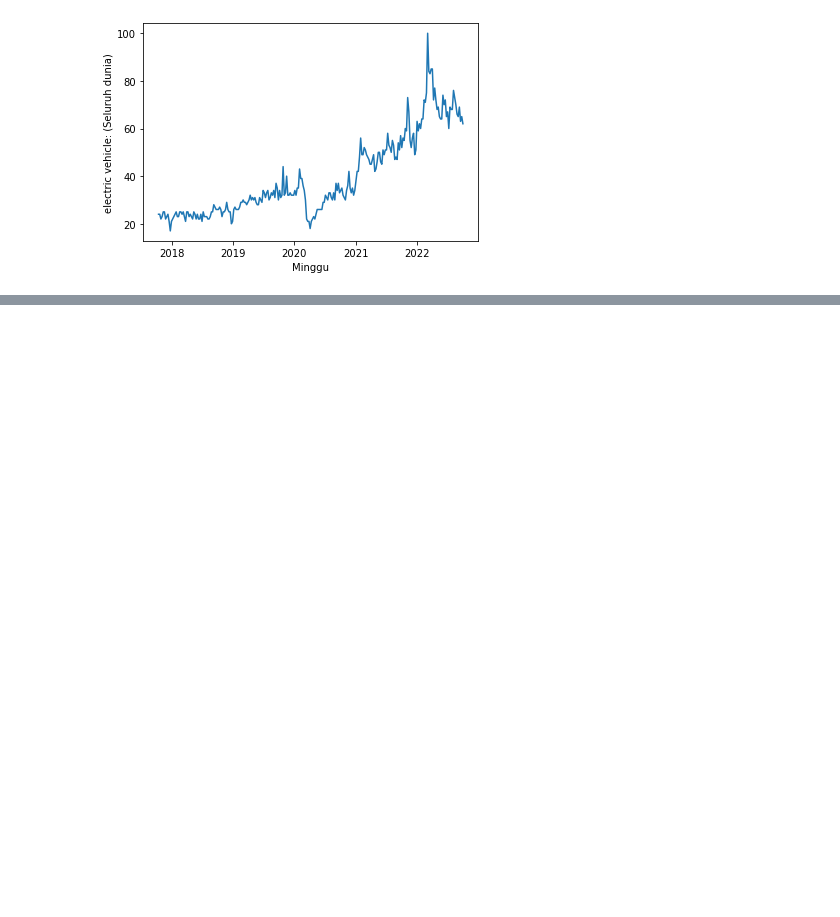
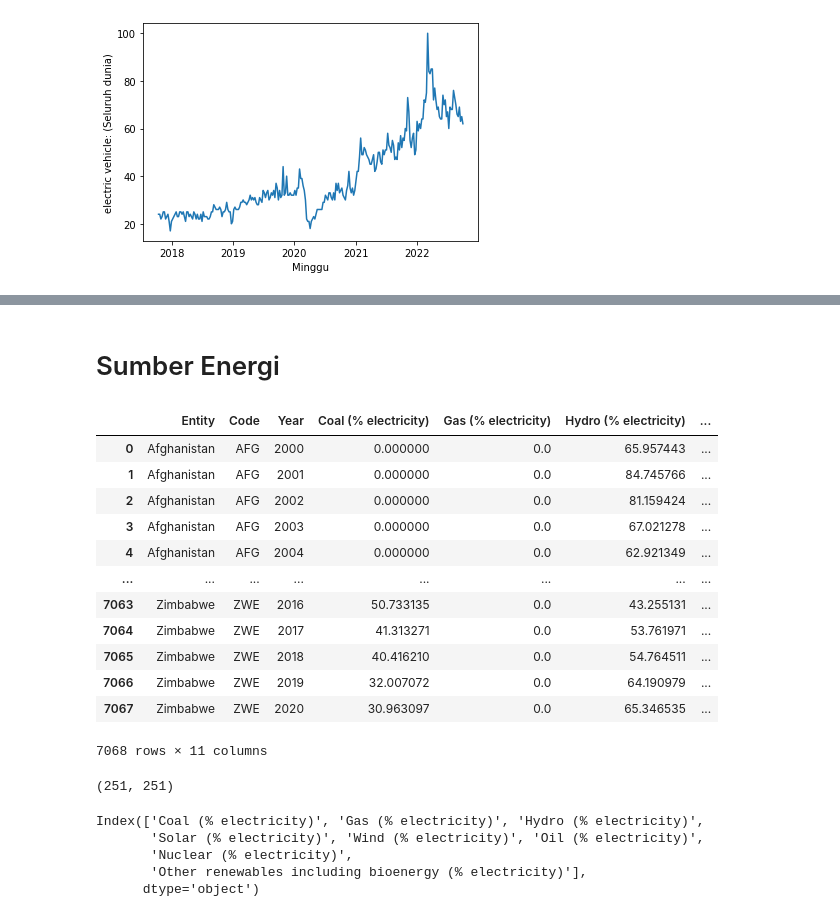
Before and after one commit to MuhamadZia/capstone_project_tetris, a Jupyter notebook: EDA.ipynb, the cells around one changed output, grey strips where cells are left out. Cells and saved outputs as stored; diff of their text form; code cells hidden in the pictures; blank space fills up the shorter version.

```diff
--- a/EDA.ipynb
+++ b/EDA.ipynb
@@ -43,0 +75,33 @@ plt.show()
+# %% [markdown]
+# Sumber Energi
+# %%
+elec_source = pd.read_csv('share-elec-by-source.csv')
+# elec_source['Year'] = pd.DatetimeIndex(elec_source['Year']).year
+
+elec_source
+# %% [output]
+|  | Entity | Code | Year | Coal (% electricity) | Gas (% electricity) | Hydro (% electricity) | ... |
+| 0 | Afghanistan | AFG | 2000 | 0.000000 | 0.0 | 65.957443 | ... |
+| 1 | Afghanistan | AFG | 2001 | 0.000000 | 0.0 | 84.745766 | ... |
+| 2 | Afghanistan | AFG | 2002 | 0.000000 | 0.0 | 81.159424 | ... |
+| 3 | Afghanistan | AFG | 2003 | 0.000000 | 0.0 | 67.021278 | ... |
+| 4 | Afghanistan | AFG | 2004 | 0.000000 | 0.0 | 62.921349 | ... |
+| ... | ... | ... | ... | ... | ... | ... | ... |
+| 7063 | Zimbabwe | ZWE | 2016 | 50.733135 | 0.0 | 43.255131 | ... |
+| 7064 | Zimbabwe | ZWE | 2017 | 41.313271 | 0.0 | 53.761971 | ... |
+| 7065 | Zimbabwe | ZWE | 2018 | 40.416210 | 0.0 | 54.764511 | ... |
+| 7066 | Zimbabwe | ZWE | 2019 | 32.007072 | 0.0 | 64.190979 | ... |
+| 7067 | Zimbabwe | ZWE | 2020 | 30.963097 | 0.0 | 65.346535 | ... |
+7068 rows × 11 columns
+# %%
+len(tuple(set(elec_source.Entity))), len(set(elec_source.Entity))
+# %% [output]
+(251, 251)
+# %%
+elec_source.columns[3:]
+# %% [output]
+Index(['Coal (% electricity)', 'Gas (% electricity)', 'Hydro (% electricity)',
+       'Solar (% electricity)', 'Wind (% electricity)', 'Oil (% electricity)',
+       'Nuclear (% electricity)',
+       'Other renewables including bioenergy (% electricity)'],
+      dtype='object')
```
Also changed, not shown: parts of 7 cells of this notebook, 2 other files.
